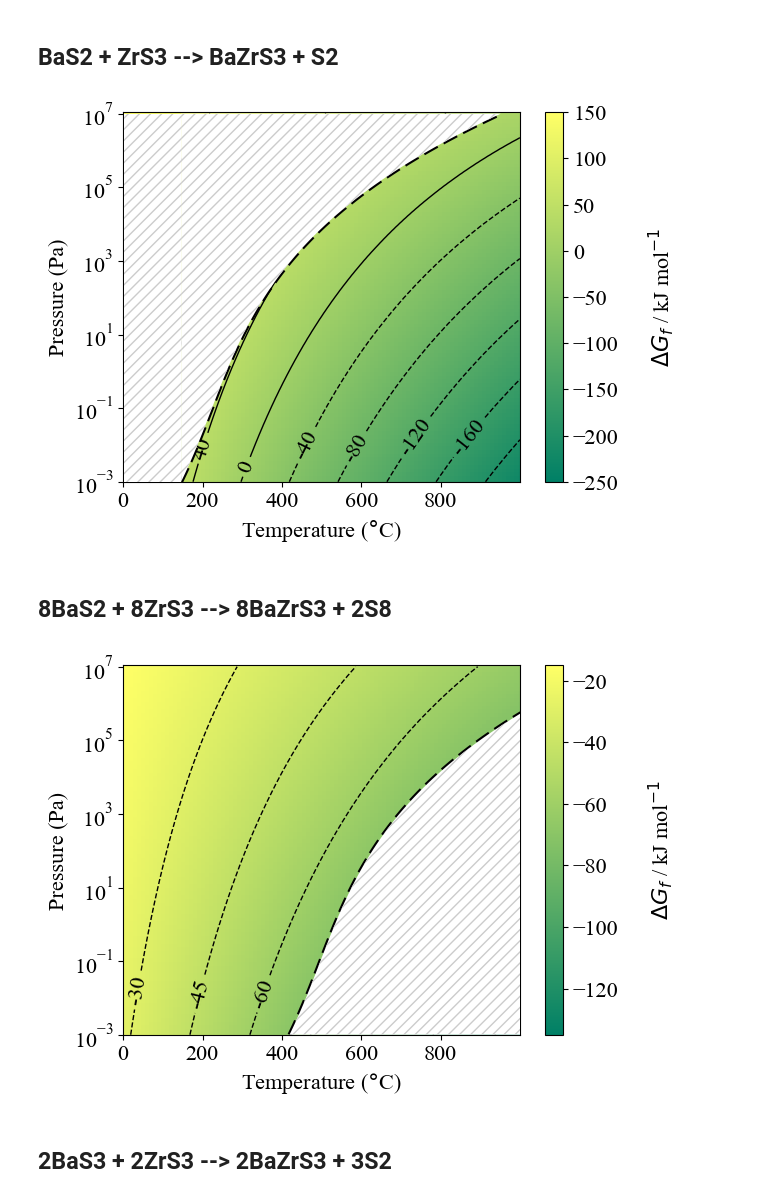
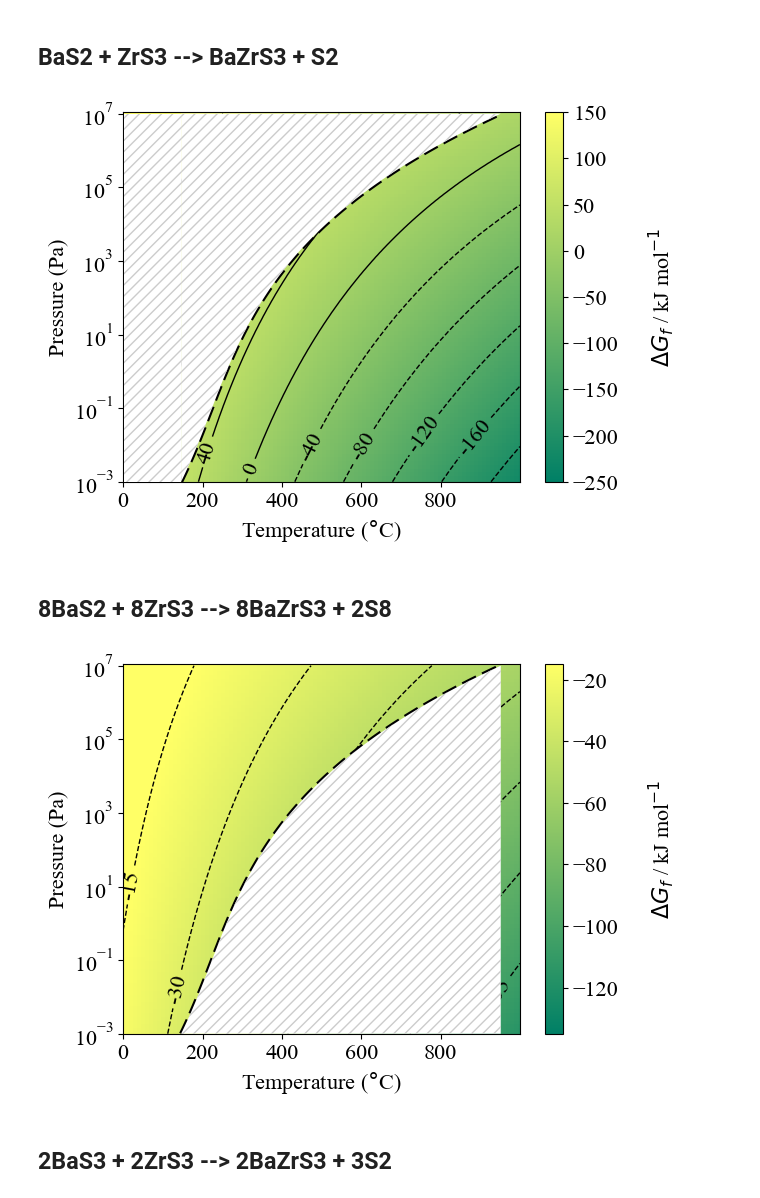
Before and after one commit to NU-CEM/ThermoPot, a Jupyter notebook: paper_analysis.ipynb, the cells around one changed output. Drawn from its saved outputs; the diff is of its cells as text; code cells hidden in the pictures.

Commit message:
update with new experimental data plots

```diff
--- a/paper_analysis.ipynb
+++ b/paper_analysis.ipynb
@@ -44,8 +44,8 @@ Zr3S4 = materials.Solid("ZrS2",{"Zr": 3,"S": 4},"../BaZrS3/phonopy_output/Zr3S4_
 import sys
 sys.path.insert(0, "..")
 
-S8 = materials.IdealGas("S8",{'S':8},"../BaZrS3/nist_janaf/S8.dat",calculation=S8_calculation)
-S2 = materials.IdealGas("S2",{'S':2},"../BaZrS3/nist_janaf/S2.dat",calculation=S2_calculation)
+S8 = materials.IdealGas("S8",{'S':8},"../BaZrS3/nist_janaf/S8.dat",calculation=S8_calculation,zpe_lit=0.39)
+S2 = materials.IdealGas("S2",{'S':2},"../BaZrS3/nist_janaf/S2.dat",calculation=S2_calculation,zpe_lit=0.047)
 
 Ba = materials.Solid("Ba",{"Ba": 1},"../BaZrS3/phonopy_output/Ba_Im-3m.dat",calculation=Ba_calc)
 Zr = materials.Solid("Zr",{"Zr": 1},"../BaZrS3/phonopy_output/Zr_P63_mmc.dat",calculation=Zr_calc)
@@ -183,15 +173,15 @@ bulk_reaction = reactions.Reaction({BaS2:1, ZrS3_P2:1},{BaZrS3:1, S2:1},temperat
 GFE = bulk_reaction.Dmu(units="kJ",xc="scan")
 GFE.plot_TvsP(scale_range=[-250,150],sulphur_gas=True,filename='BaS2-ZrS3--BZS-S2.svg',T_units="C",gas_phase="S2")
 # %% [output]
-[figure, old version]
+[figure, new version]
 # %% [markdown]
 ## 8BaS2 + 8ZrS3 --> 8BaZrS3 + 2S8
 # %%
 bulk_reaction = reactions.Reaction({BaS2:8, ZrS3_P2:8},{BaZrS3:8, S8:2},temperature=T, pressure=P, fu=8)
 GFE = bulk_reaction.Dmu(units="kJ",xc="scan")
-GFE.plot_TvsP(scale_range=[-135,-15],sulphur_gas=True,filename='main/BaS2-ZrS3--BZS-S8.svg',T_units="C",gas_phase="S8")
+GFE.plot_TvsP(scale_range=[-135,-15],sulphur_gas=True,filename='BaS2-ZrS3--BZS-S8.svg',T_units="C",gas_phase="S8")
 # %% [output]
-[figure, old version]
+[figure, new version]
 # %% [markdown]
 ## 2BaS3 + 2ZrS3 --> 2BaZrS3 +  3S2
 # %%
```
Also changed, not shown: parts of 21 cells of this notebook.
